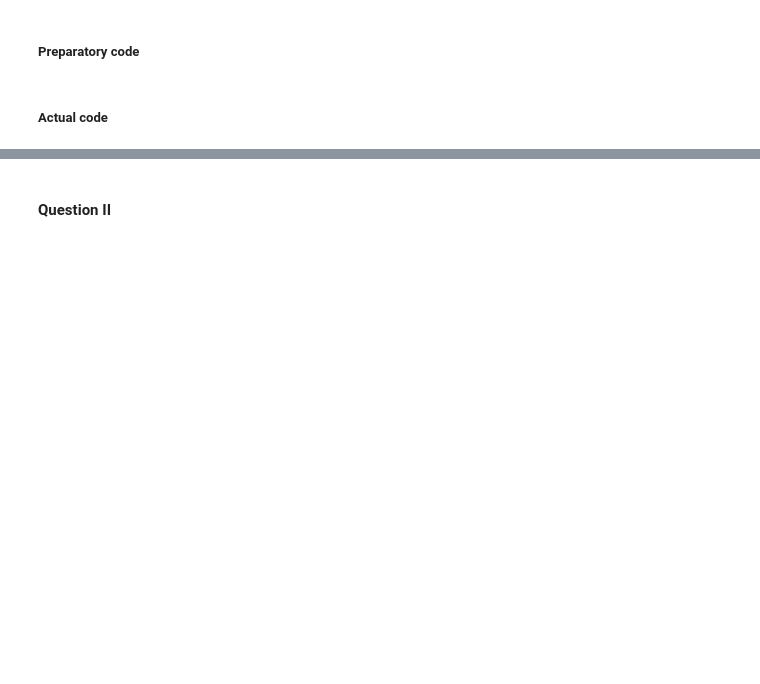
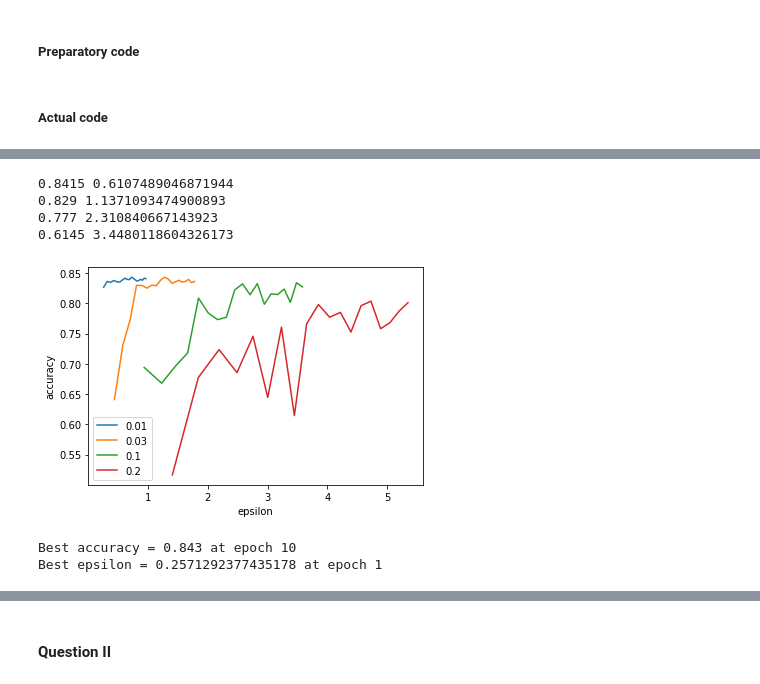
Before and after one commit to enricobu96/tml-projects, a Jupyter notebook: project2/project2.ipynb, the cells around one changed output, grey strips where cells are left out. Cells and saved outputs as stored; diff of their text form; code cells hidden in the pictures; blank space fills up the shorter version.

```diff
--- a/project2/project2.ipynb
+++ b/project2/project2.ipynb
@@ -281,0 +383,42 @@ plt.show()
+# %%
+# Test sample rates
+best_eps = float('inf')
+best_eps_ep = 0
+best_acc = 0
+best_acc_ep = 0
+for sr in sample_rates:
+    x = []
+    y = []
+    train_loader, test_loader = create_data_loaders(train_tensor, test_tensor, sr)
+
+    for epoch in range(1,20):
+        model = LogisticRegression(input_dim)
+        epsilon, alpha = train(
+            model, train_loader, torch.optim.SGD, learning_rate, epoch, sr,
+            noise_multiplier, clip_bound, delta
+        )
+        x.append(epsilon)
+        _, total_accuracy = test(model, test_loader)
+        y.append(total_accuracy)
+        if epsilon <= best_eps:
+            best_eps = epsilon
+            best_eps_ep = epoch
+        if best_acc <= total_accuracy:
+            best_acc = total_accuracy
+            best_acc_ep = epoch
+        if epoch==8:
+            print(total_accuracy, epsilon)
+    plt.plot(x, y, label=sr)
+plt.xlabel('epsilon')
+plt.ylabel('accuracy')
+plt.legend()
+plt.show()
+print('Best accuracy =', best_acc, 'at epoch', best_acc_ep, '\nBest epsilon =', best_eps, 'at epoch', best_eps_ep)
+# %% [output]
+0.8415 0.6107489046871944
+0.829 1.1371093474900893
+0.777 2.310840667143923
+0.6145 3.4480118604326173
+[figure, added]
+Best accuracy = 0.843 at epoch 10
+Best epsilon = 0.2571292377435178 at epoch 1
```
Also changed, not shown: parts of 14 cells of this notebook.
